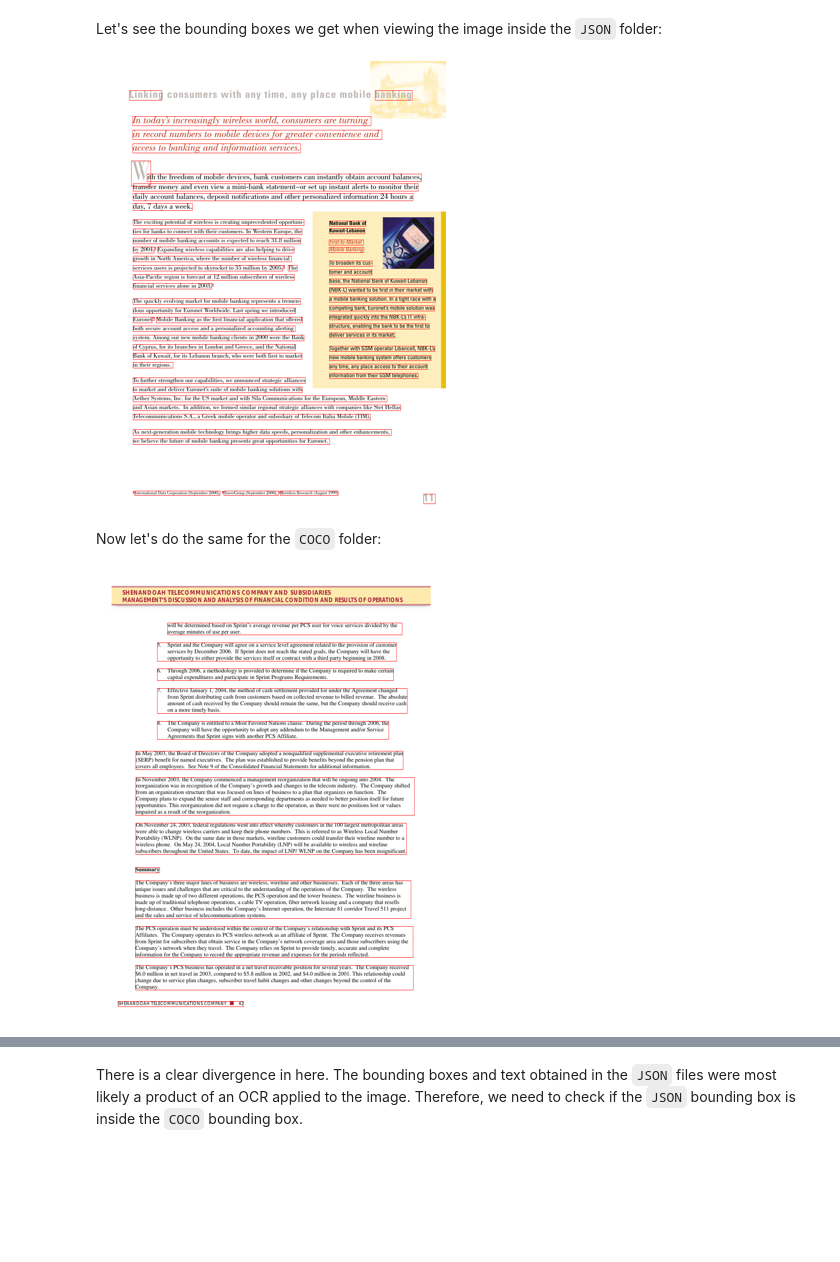
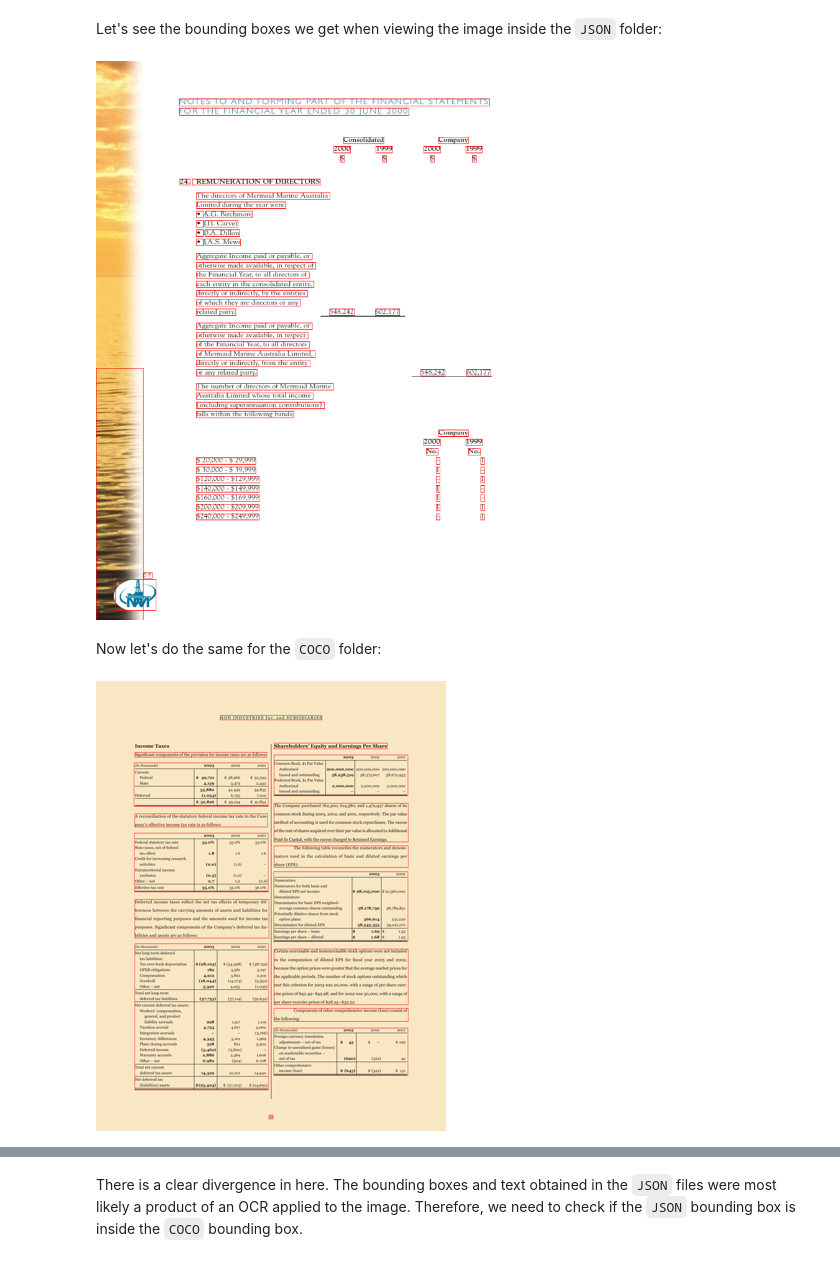
Before and after one commit to pmorelr/document_ai, a Jupyter notebook: notebooks/doclaynet_cleaning.ipynb, the cells around one changed output, grey strips where cells are left out. Saved outputs shown, nothing was run; the diff lists cells and outputs as text; code cells hidden in the pictures; blank space fills up the shorter version.

```diff
--- a/notebooks/doclaynet_cleaning.ipynb
+++ b/notebooks/doclaynet_cleaning.ipynb
@@ -54,6 +54,7 @@ Now, we focus on creating 3 different lists:
 - <code>tags</code> will contain sublists with the labels of every bounding box of a specific image. Again, each sublist's index is in accordance with <code>img_ids</code>.
 # %%
 bboxes_raw = [[]]
+areas = [[]]
 tags = [[]]
 img_ids = []
 
@@ -66,9 +67,11 @@ for i in range(len(ds_raw[PART])):
     if ds_raw[PART][i]['image_id'] == img_id:
         bboxes_raw[-1].append(ds_raw[PART][i]['bbox'])
         tags[-1].append(ds_raw[PART][i]['category_id'] -1)
+        areas[-1].append(ds_raw[PART][i]['area'])
     else:
         bboxes_raw.append([])
         tags.append([])
+        areas.append([])
         img_ids.append(ds_raw[PART][i]['image_id'])
 
     img_id = ds_raw[PART][i]['image_id']
@@ -132,7 +135,7 @@ Let's see the bounding boxes we get when viewing the image inside the <code>JSON
 # %%
 path_imgs='../data/raw/DocLayNet/PNG/'
 
-index = 3
+index = 6
 
 image = Image.open(path_imgs+dataset[index]['image_path'])
 image = image.convert("RGB")
@@ -143,23 +146,23 @@ draw = ImageDraw.Draw(image)
 for b in bboxes_json:
    draw.rectangle([b[0], b[1], b[0]+b[2], b[1]+b[3]], outline='red')
 
-image.resize((350,450))
+image.resize((700,900))
 # %% [output]
-[figure, old version]
+[figure, new version]
 # %% [markdown]
 Now let's do the same for the <code>COCO</code> folder:
 # %%
-index = 152
+index = 4
 
 image = Image.open(path_imgs+dataset[index]['image_path'])
 image = image.convert("RGB")
 
 draw = ImageDraw.Draw(image)
 for b in dataset[index]['bboxes']:
    draw.rectangle([b[0], b[1], b[2], b[3]] ,outline='red')
 
 
 image.resize((350,450))
 # %% [output]
-[figure, old version]
+[figure, new version]
 # %%
```
Also changed, not shown: parts of 5 cells of this notebook.
